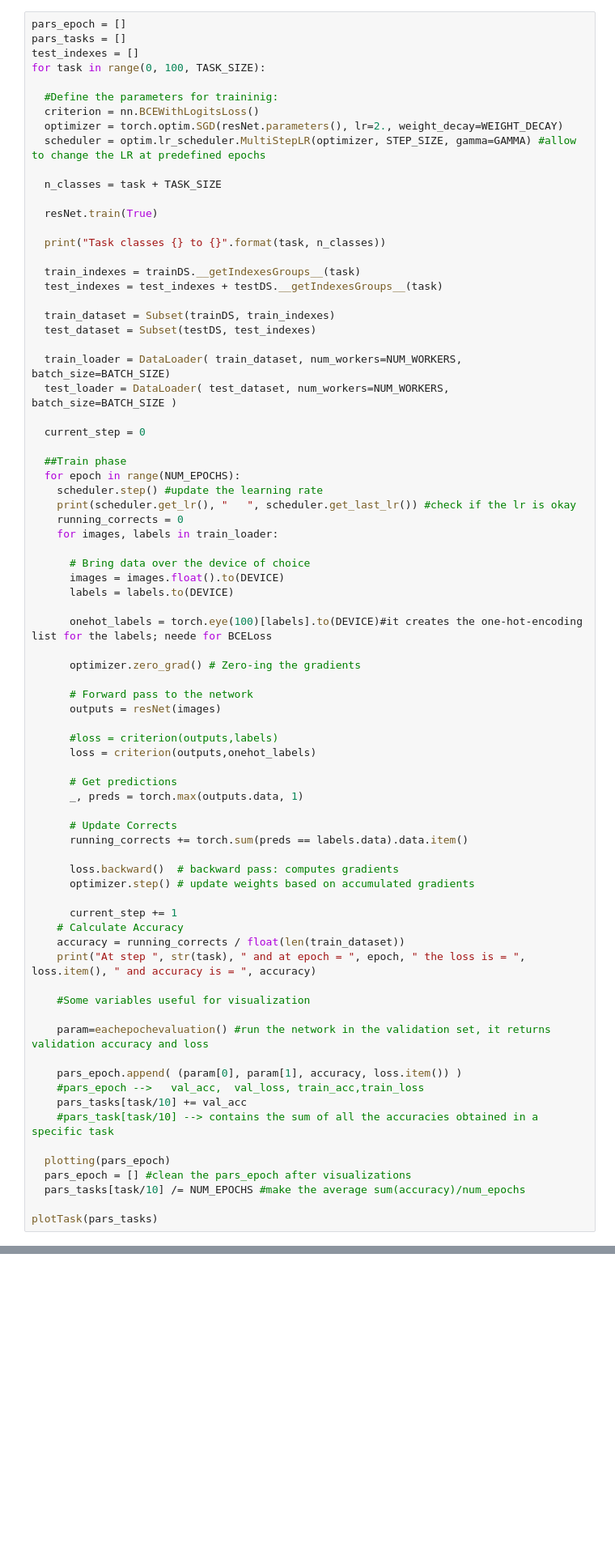
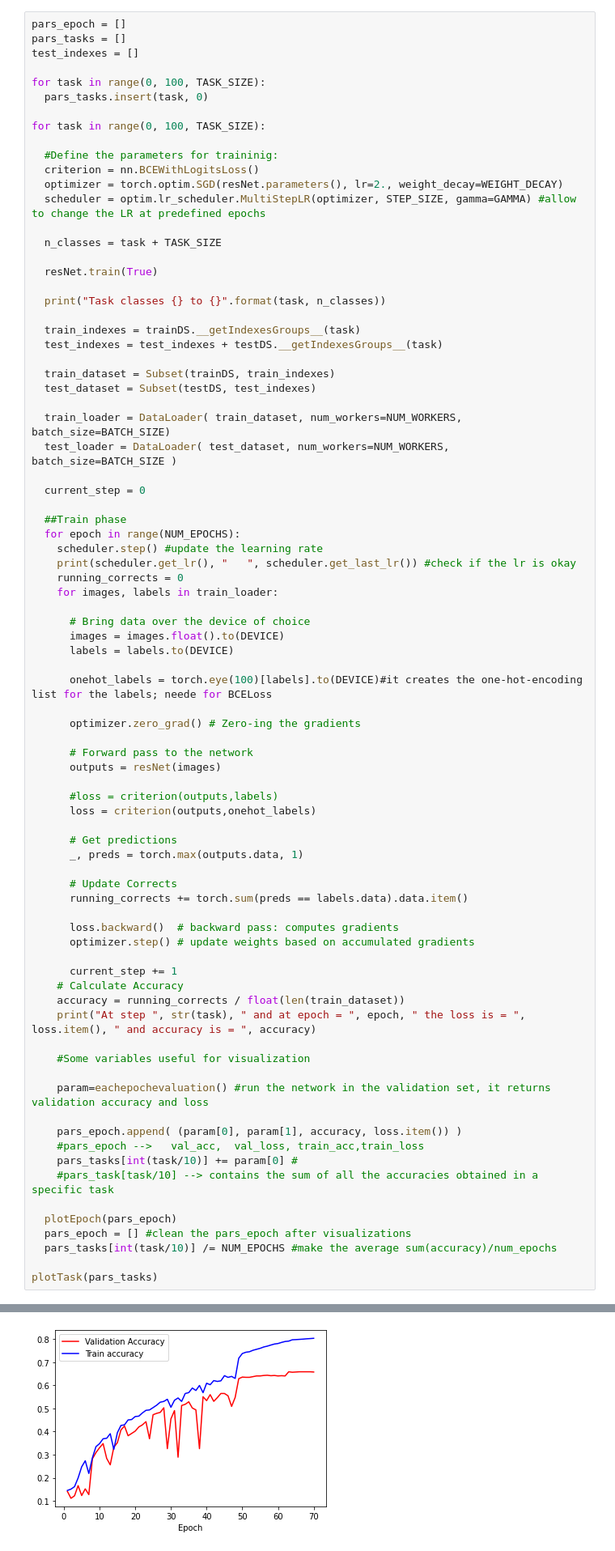
Before and after one commit to luciainnocenti/Incremental-learning, a Jupyter notebook: TestAndTrain.ipynb, the cells around one changed output, grey strips where cells are left out. Shown at 81% size. Saved outputs shown, nothing was run; the diff lists cells and outputs as text; blank space fills up the shorter version.

```diff
--- a/TestAndTrain.ipynb
+++ b/TestAndTrain.ipynb
@@ -127,6 +127,10 @@ def eachepochevaluation():
 pars_epoch = []
 pars_tasks = []
 test_indexes = []
+
+for task in range(0, 100, TASK_SIZE):
+  pars_tasks.insert(task, 0)
+
 for task in range(0, 100, TASK_SIZE):
 
   #Define the parameters for traininig:
@@ -192,12 +196,12 @@ for task in range(0, 100, TASK_SIZE):
 
     pars_epoch.append( (param[0], param[1], accuracy, loss.item()) )
     #pars_epoch -->   val_acc,  val_loss, train_acc,train_loss
-    pars_tasks[task/10] += val_acc
+    pars_tasks[int(task/10)] += param[0] #
     #pars_task[task/10] --> contains the sum of all the accuracies obtained in a specific task
 
-  plotting(pars_epoch)
+  plotEpoch(pars_epoch)
   pars_epoch = [] #clean the pars_epoch after visualizations
-  pars_tasks[task/10] /= NUM_EPOCHS #make the average sum(accuracy)/num_epochs
+  pars_tasks[int(task/10)] /= NUM_EPOCHS #make the average sum(accuracy)/num_epochs
 
 plotTask(pars_tasks)
 # %% [output]
@@ -220,0 +227 @@ Validation Accuracy: 0.0699 Validation Loss : 1.1614353656768799
+[figure, added]
```
Also changed, not shown: parts of 3 cells of this notebook.
